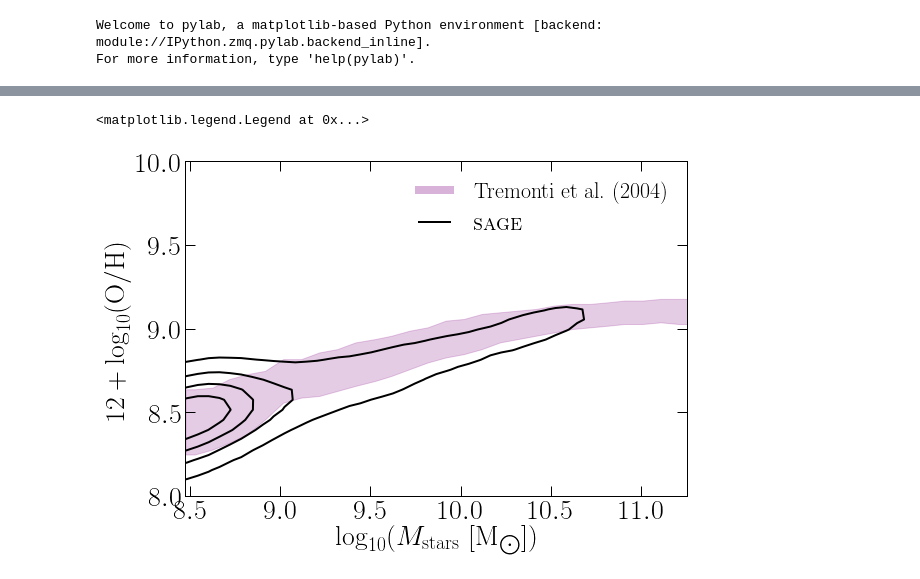
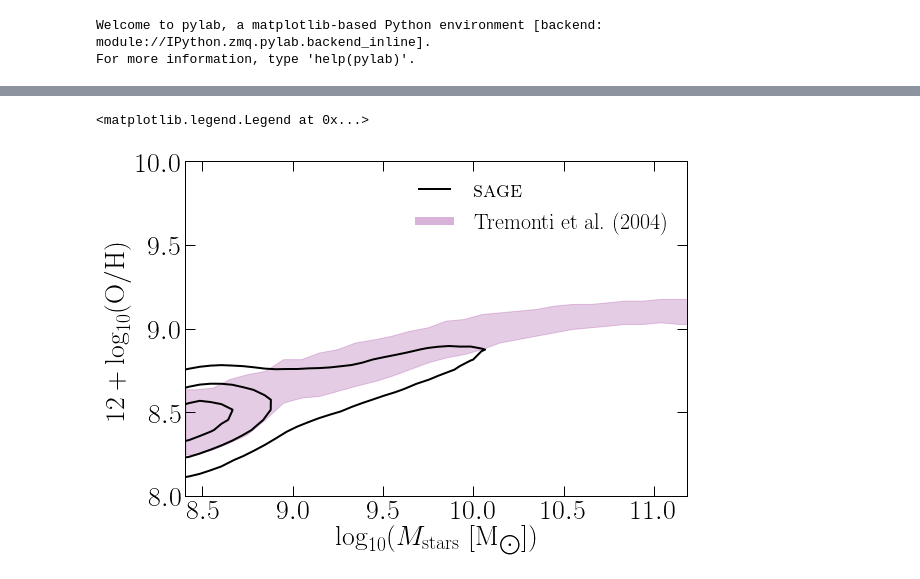
Before and after one commit to darrencroton/sage, a Jupyter notebook: output/SAGE_MM.ipynb, the cells around one changed output, grey strips where cells are left out. Saved outputs shown, nothing was run; the diff lists cells and outputs as text; code cells hidden in the pictures.

```diff
--- a/output/SAGE_MM.ipynb
+++ b/output/SAGE_MM.ipynb
@@ -75,16 +74,16 @@ plt.legend(fontsize=fsize-6, loc='best', frameon=False, numpoints=1)
 # %%
 # Plot the stellar mass -- gas metallicity relationship
 M_filt = (M.Type==0) * (M.ColdGas > 0) * (M.MetalsColdGas > 0) * (M.StellarMass > 0.01)
 M_star, OonH = M.StellarMass[M_filt]*1e10/h, M.MetalsColdGas[M_filt]/M.ColdGas[M_filt]/0.02
 plt.figure()
-pr.massmet_obsdata()
-pr.contour(np.log10(M_star), np.log10(OonH)+9, range=[[8,11],[7.5,10.5]], Nbins=50, Nlevels=5)
+plt.plot([-1,-1], [-1,-2], 'k-', lw=2, label=r'\textsc{sage}') # Just for legend
+pr.massmet_obsdata(h)
+pr.contour(np.log10(M_star), np.log10(OonH)+9, range=[[8,11],[7.5,10.5]], Nbins=50, Nlevels=3)
 plt.ylim(7.999, 10)
 plt.xlabel(r'$\log_{10}(M_{\mathrm{stars}}\ [\mathrm{M}_{\bigodot}])$')
 plt.ylabel(r'$12 + \log_{10}(\mathrm{O} / \mathrm{H})$')
-plt.plot([-1,-1], [-1,-2], 'k-', lw=2, label=r'\textsc{sage}') # Just for legend
 plt.legend(fontsize=fsize-6, loc='best', frameon=False)
 # %% [output]
 <matplotlib.legend.Legend at 0x...>
-[figure, old version]
+[figure, new version]
 # %%
```
Also changed, not shown: parts of 6 cells of this notebook.
